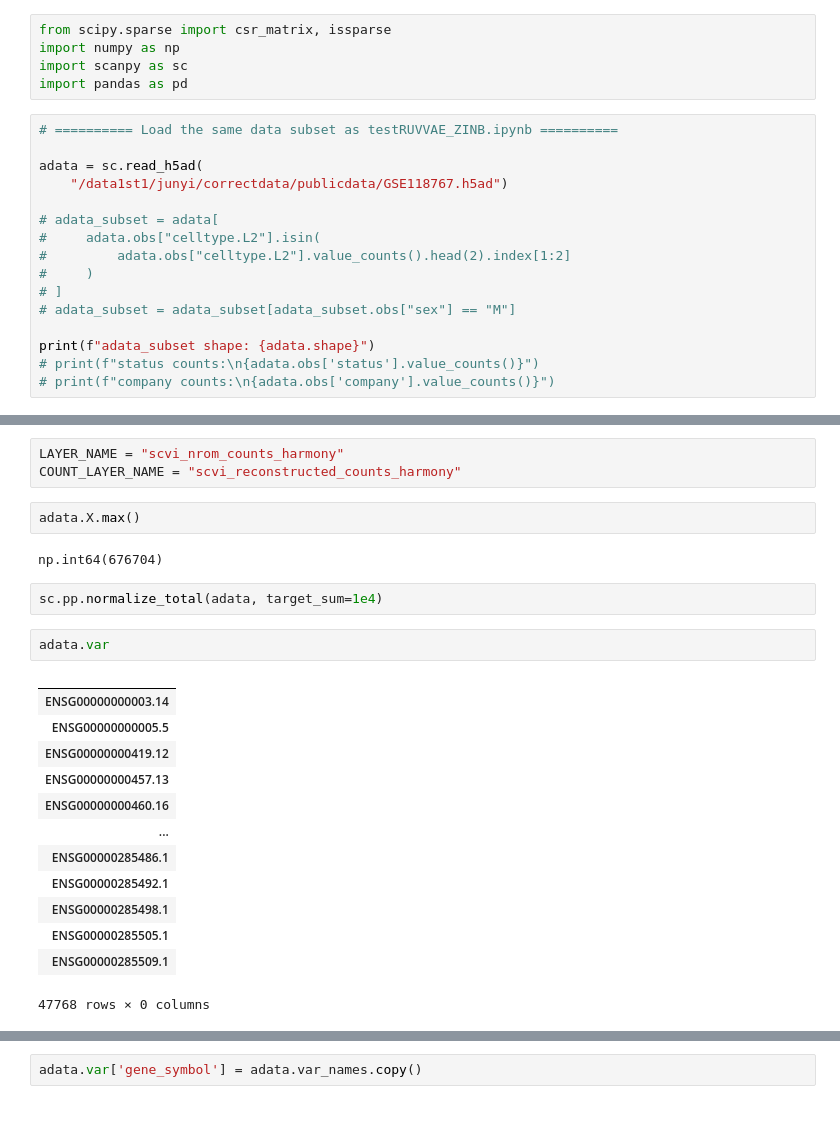
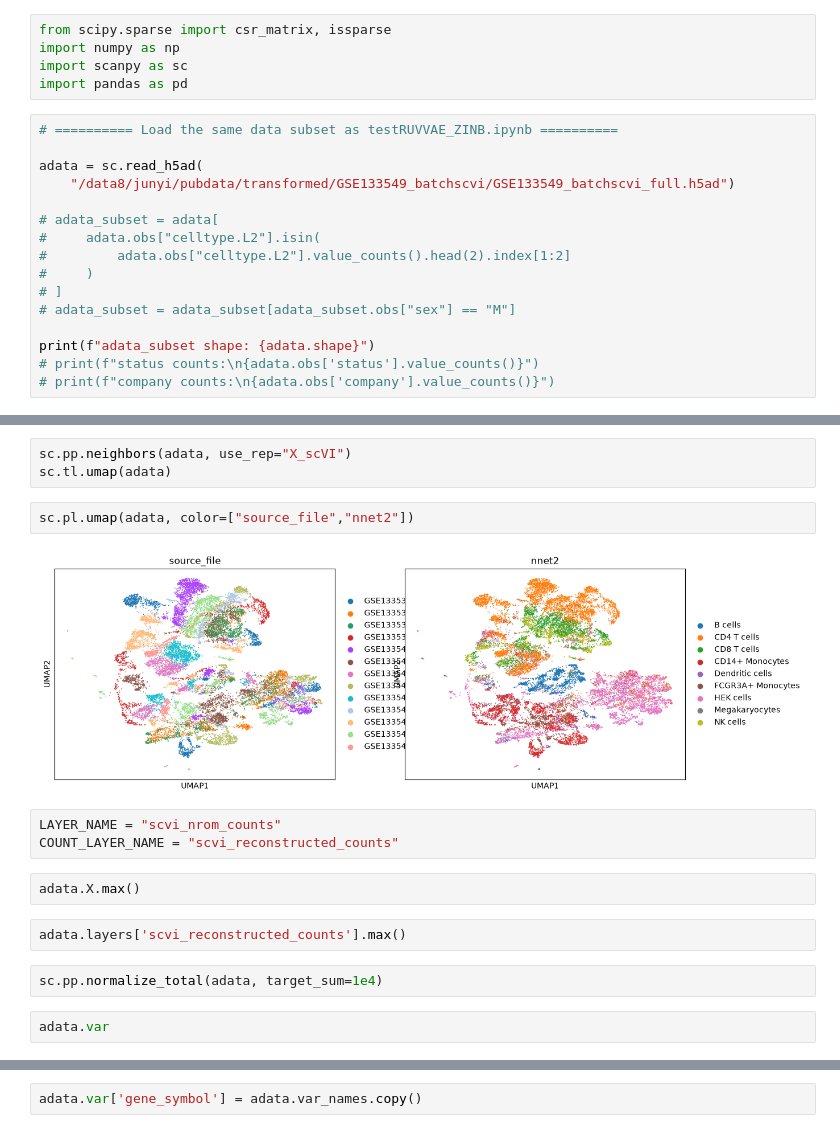
Before and after one commit to juychen/RUVDEG, a Jupyter notebook: postanalysis.ipynb, the cells around one changed output, grey strips where cells are left out. Cells and saved outputs as stored; diff of their text form.

Commit message:
edi the batch

```diff
--- a/postanalysis.ipynb
+++ b/postanalysis.ipynb
@@ -21,7 +21,7 @@ import pandas as pd
 # ========== Load the same data subset as testRUVVAE_ZINB.ipynb ==========
 
 adata = sc.read_h5ad(
-    "/data1st1/junyi/correctdata/publicdata/GSE118767.h5ad")
+    "/data8/junyi/pubdata/transformed/GSE133549_batchscvi/GSE133549_batchscvi_full.h5ad")
 
 # adata_subset = adata[
 #     adata.obs["celltype.L2"].isin(
@@ -54,28 +48,21 @@ adata.obs
+# %%
+sc.pp.neighbors(adata, use_rep="X_scVI")
+sc.tl.umap(adata)
+# %%
+sc.pl.umap(adata, color=["source_file","nnet2"])
+# %% [output]
+[figure, added]
 # %%
-LAYER_NAME = "scvi_nrom_counts_harmony"
-COUNT_LAYER_NAME = "scvi_reconstructed_counts_harmony"
+LAYER_NAME = "scvi_nrom_counts"
+COUNT_LAYER_NAME = "scvi_reconstructed_counts"
 # %%
 adata.X.max()
-# %% [output]
-np.int64(676704)
+# %%
+adata.layers['scvi_reconstructed_counts'].max()
 # %%
 sc.pp.normalize_total(adata, target_sum=1e4)
 # %%
 adata.var
-# %% [output]
-|  |
-| ENSG00000000003.14 |
-| ENSG00000000005.5 |
-| ENSG00000000419.12 |
-| ENSG00000000457.13 |
-| ENSG00000000460.16 |
-| ... |
-| ENSG00000285486.1 |
-| ENSG00000285492.1 |
-| ENSG00000285498.1 |
-| ENSG00000285505.1 |
-| ENSG00000285509.1 |
-47768 rows × 0 columns
 # %%
 # ENSG -> gene symbol：通过 BioMart 拉取完整映射再本地 merge（不传 filter，避免 Unknown filter）
 import pybiomart as pbm
```
Also changed, not shown: parts of 20 cells of this notebook, 10 other files.
